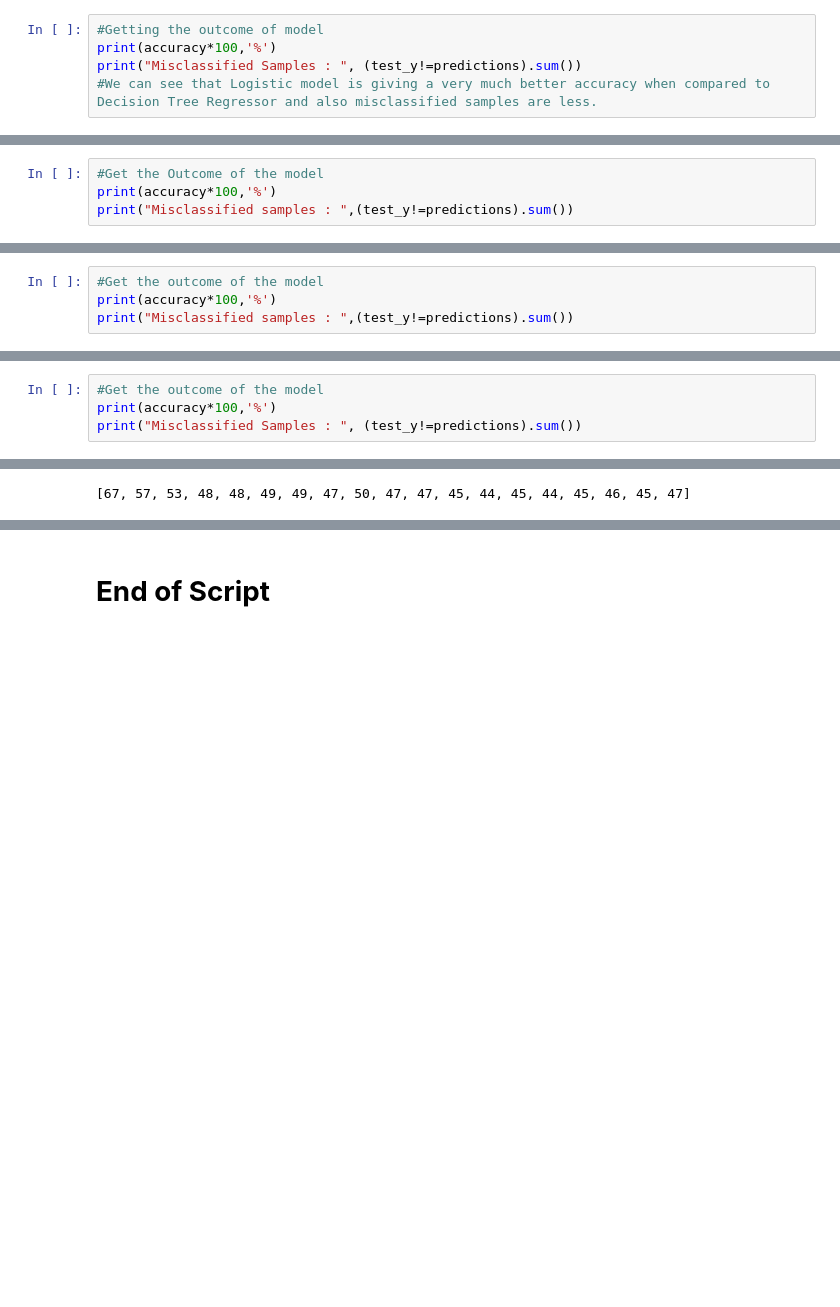
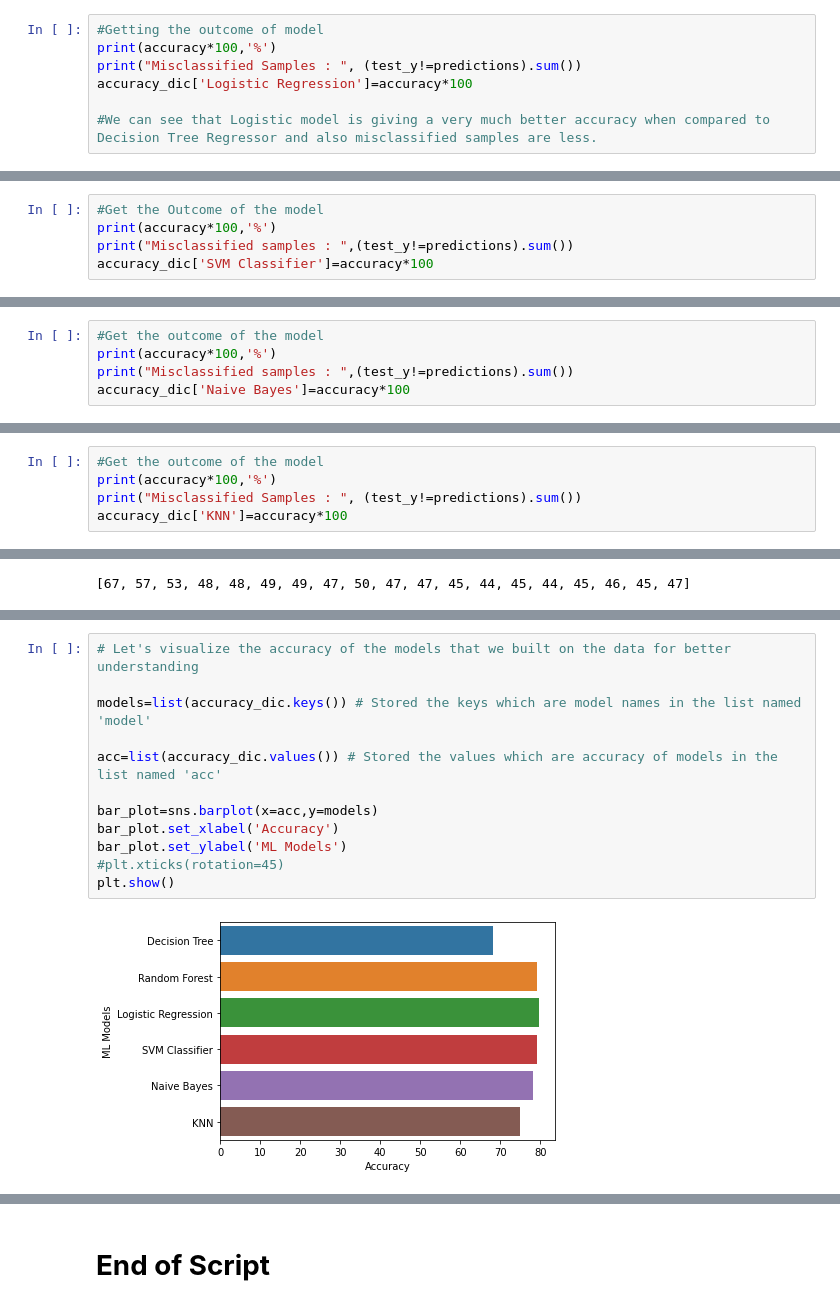
Before and after one commit to Azam4204/Diabetes-Prediction, a Jupyter notebook: DiabetesPredictionFinal.ipynb, the cells around one changed output, grey strips where cells are left out. Drawn from its saved outputs; the diff is of its cells as text; blank space fills up the shorter version.

```diff
--- a/DiabetesPredictionFinal.ipynb
+++ b/DiabetesPredictionFinal.ipynb
@@ -299,6 +302,8 @@ accuracy=accuracy_score(test_y,predictions)
 #Getting the outcome of model
 print(accuracy*100,'%')
 print("Misclassified Samples : ", (test_y!=predictions).sum())
+accuracy_dic['Logistic Regression']=accuracy*100
+
 #We can see that Logistic model is giving a very much better accuracy when compared to Decision Tree Regressor and also misclassified samples are less.
 # %% [output]
 79.6875 %
@@ -319,6 +324,7 @@ accuracy=accuracy_score(test_y,predictions)
 #Get the Outcome of the model
 print(accuracy*100,'%')
 print("Misclassified samples : ",(test_y!=predictions).sum())
+accuracy_dic['SVM Classifier']=accuracy*100
 # %% [output]
 79.16666666666666 %
 Misclassified samples :  40
@@ -337,6 +343,7 @@ accuracy=accuracy_score(test_y,predictions)
 #Get the outcome of the model
 print(accuracy*100,'%')
 print("Misclassified samples : ",(test_y!=predictions).sum())
+accuracy_dic['Naive Bayes']=accuracy*100
 # %% [output]
 78.125 %
 Misclassified samples :  42
@@ -356,6 +363,7 @@ accuracy=accuracy_score(test_y,predictions)
 #Get the outcome of the model
 print(accuracy*100,'%')
 print("Misclassified Samples : ", (test_y!=predictions).sum())
+accuracy_dic['KNN']=accuracy*100
 # %% [output]
 75.0 %
 Misclassified Samples :  48
@@ -376,0 +384,14 @@ print(misclassified)
+# %%
+# Let's visualize the accuracy of the models that we built on the data for better understanding
+
+models=list(accuracy_dic.keys()) # Stored the keys which are model names in the list named 'model'
+
+acc=list(accuracy_dic.values()) # Stored the values which are accuracy of models in the list named 'acc'
+
+bar_plot=sns.barplot(x=acc,y=models)
+bar_plot.set_xlabel('Accuracy')
+bar_plot.set_ylabel('ML Models')
+#plt.xticks(rotation=45)
+plt.show()
+# %% [output]
+[figure, added]
```
Also changed, not shown: parts of 7 cells of this notebook.
